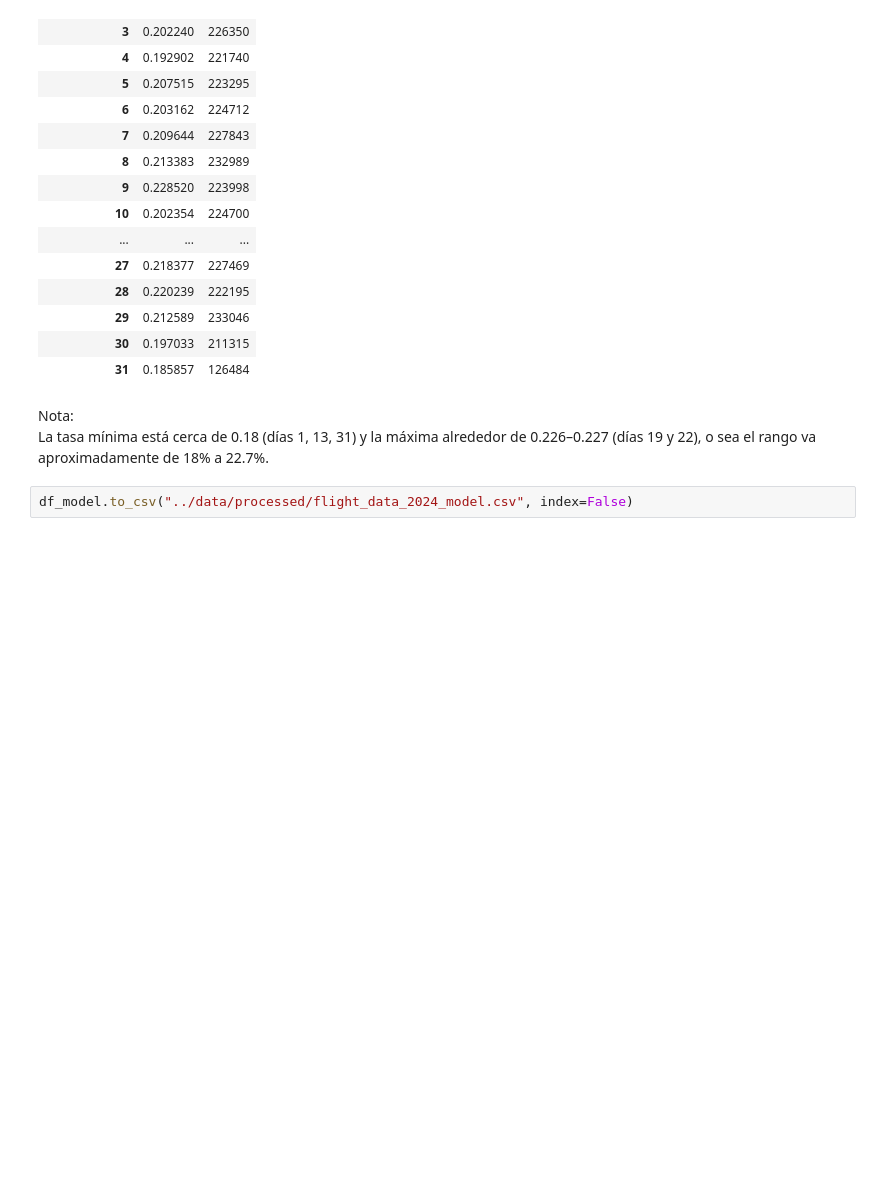
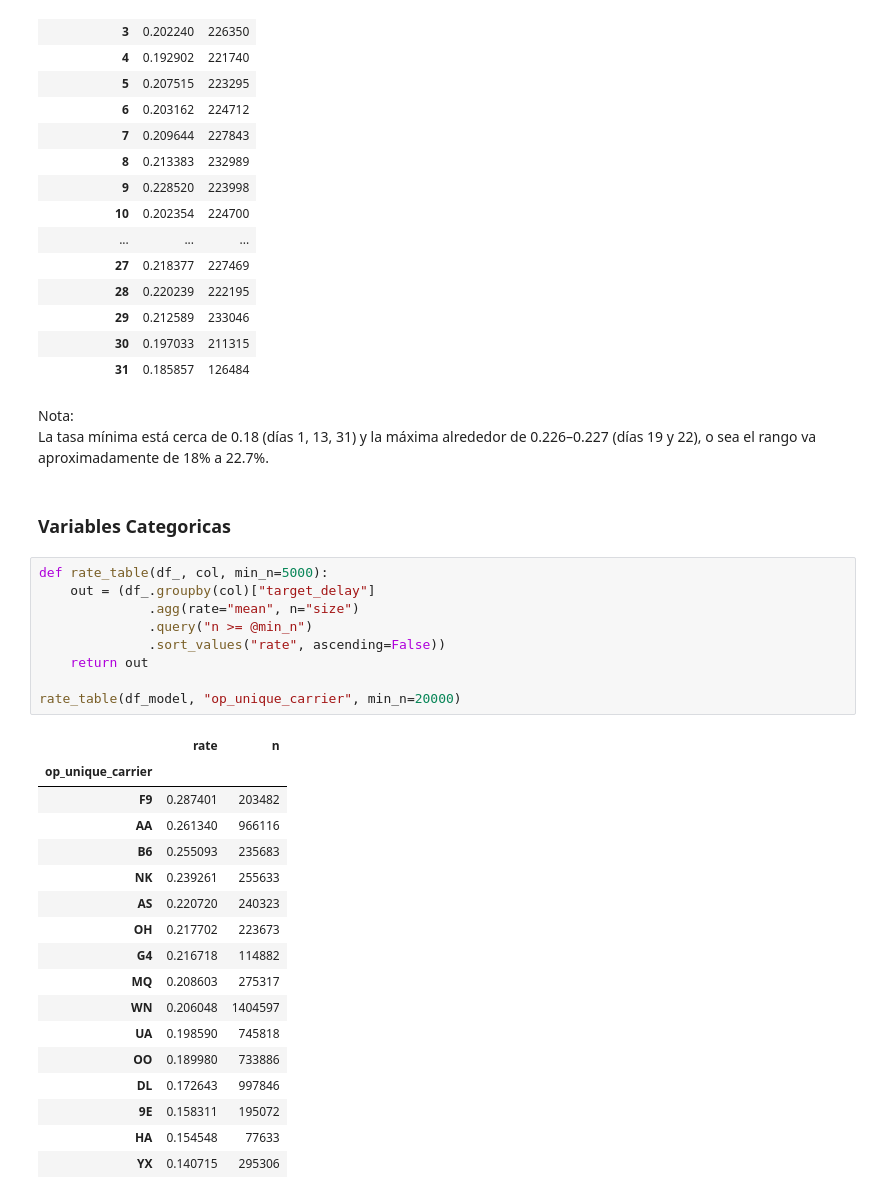
Before and after one commit to Smejia2002/flightdelay, a Jupyter notebook: notebooks/00_eda.ipynb, the cells around one changed output. Cells and saved outputs as stored; diff of their text form; blank space fills up the shorter version.

```diff
--- a/notebooks/00_eda.ipynb
+++ b/notebooks/00_eda.ipynb
@@ -236,5 +238,32 @@ El efecto es moderado comparado con la hora del dia, los jueves y sabados presen
 # %% [markdown]
 Nota: <br>
 La tasa mínima está cerca de 0.18 (días 1, 13, 31) y la máxima alrededor de 0.226–0.227 (días 19 y 22), o sea el rango va aproximadamente de 18% a 22.7%.
-# %%
-df_model.to_csv("../data/processed/flight_data_2024_model.csv", index=False)
+# %% [markdown]
+### **Variables Categoricas**
+# %%
+def rate_table(df_, col, min_n=5000):
+    out = (df_.groupby(col)["target_delay"]
+              .agg(rate="mean", n="size")
+              .query("n >= @min_n")
+              .sort_values("rate", ascending=False))
+    return out
+
+rate_table(df_model, "op_unique_carrier", min_n=20000)
+# %% [output]
+|  | rate | n |
+| op_unique_carrier |  |  |
+| F9 | 0.287401 | 203482 |
+| AA | 0.261340 | 966116 |
+| B6 | 0.255093 | 235683 |
+| NK | 0.239261 | 255633 |
+| AS | 0.220720 | 240323 |
+| OH | 0.217702 | 223673 |
+| G4 | 0.216718 | 114882 |
+| MQ | 0.208603 | 275317 |
+| WN | 0.206048 | 1404597 |
+| UA | 0.198590 | 745818 |
+| OO | 0.189980 | 733886 |
+| DL | 0.172643 | 997846 |
+| 9E | 0.158311 | 195072 |
+| HA | 0.154548 | 77633 |
+| YX | 0.140715 | 295306 |
```
Also changed, not shown: parts of 11 cells of this notebook, 1 other file.
